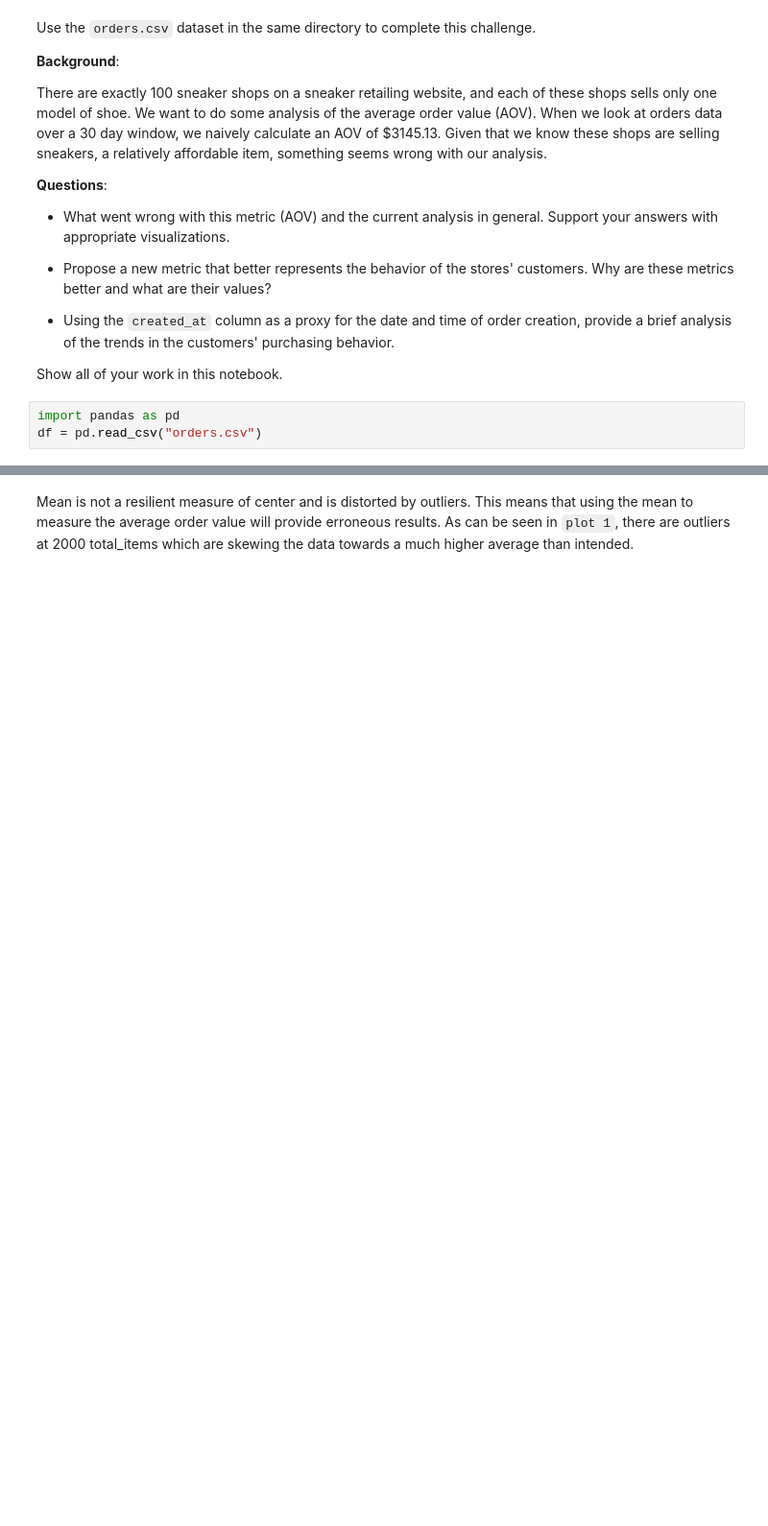
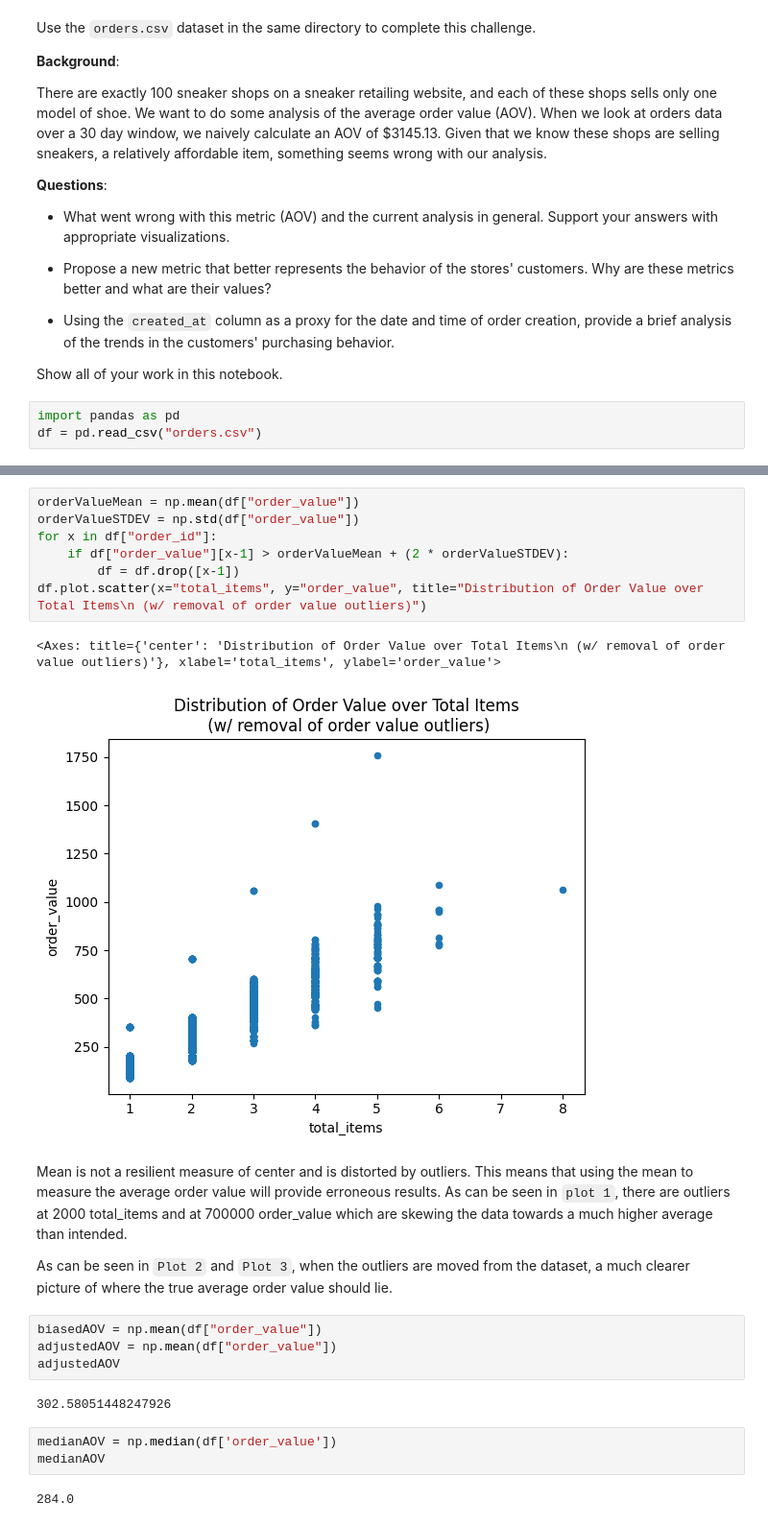
Before and after one commit to evan-geiss/evan_geiss_mdst_tutorials, a Jupyter notebook: Optional Challenges/Statistics Focus/stats_challenge.ipynb, the cells around one changed output, grey strips where cells are left out. Shown: that part at 96% size. Saved outputs shown, nothing was run; the diff lists cells and outputs as text; blank space fills up the shorter version.

```diff
--- a/Optional Challenges/Statistics Focus/stats_challenge.ipynb
+++ b/Optional Challenges/Statistics Focus/stats_challenge.ipynb
@@ -53,2 +40,25 @@ adjustedAOV =  302.58051448247926
+# %%
+orderValueMean = np.mean(df["order_value"])
+orderValueSTDEV = np.std(df["order_value"])
+for x in df["order_id"]:
+    if df["order_value"][x-1] > orderValueMean + (2 * orderValueSTDEV):
+        df = df.drop([x-1])
+df.plot.scatter(x="total_items", y="order_value", title="Distribution of Order Value over Total Items\n (w/ removal of order value outliers)")
+# %% [output]
+<Axes: title={'center': 'Distribution of Order Value over Total Items\n (w/ removal of order value outliers)'}, xlabel='total_items', ylabel='order_value'>
+[figure, added]
 # %% [markdown]
-Mean is not a resilient measure of center and is distorted by outliers. This means that using the mean to measure the average order value will provide erroneous results. As can be seen in `plot 1`, there are outliers at 2000 total_items which are skewing the data towards a much higher average than intended.
+Mean is not a resilient measure of center and is distorted by outliers. This means that using the mean to measure the average order value will provide erroneous results. As can be seen in `plot 1`, there are outliers at 2000 total_items and at 700000 order_value which are skewing the data towards a much higher average than intended.
+
+As can be seen in `Plot 2` and `Plot 3`, when the outliers are moved from the dataset, a much clearer picture of where the true average order value should lie.
+# %%
+biasedAOV = np.mean(df["order_value"])
+adjustedAOV = np.mean(df["order_value"])
+adjustedAOV
+# %% [output]
+302.58051448247926
+# %%
+medianAOV = np.median(df['order_value'])
+medianAOV
+# %% [output]
+284.0
```
Also changed, not shown: parts of 9 cells of this notebook, 1 other file.
